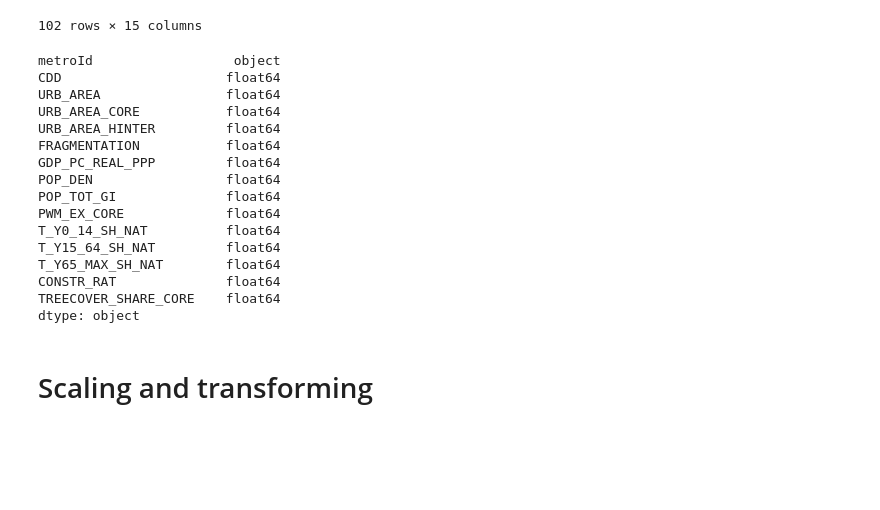
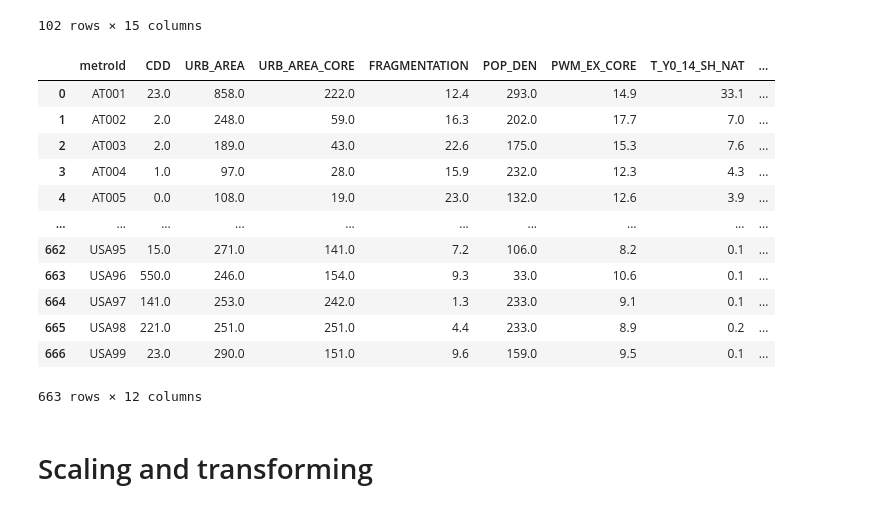
Before and after one commit to TbrBrbs97/mda_heatwaves-cameroon, a Jupyter notebook: DataPrep/DataPrep_MainScript.ipynb, the cells around one changed output. Cells and saved outputs as stored; diff of their text form; code cells hidden in the pictures; blank space fills up the shorter version.

```diff
--- a/DataPrep/DataPrep_MainScript.ipynb
+++ b/DataPrep/DataPrep_MainScript.ipynb
@@ -519,22 +515,19 @@ df_extended_14[df_extended_14['CDD'] >366 ]
 | 657 | USA90 | 806.0 | 465.0 | 465.0 | NaN | 4.7 | 30173.0 | 154.0 | ... |
 | 663 | USA96 | 550.0 | 246.0 | 154.0 | 92.0 | 9.3 | 41655.0 | 33.0 | ... |
 102 rows × 15 columns
-# %%
-df_extended_14.dtypes
-# %% [output]
-metroId                  object
-CDD                     float64
-URB_AREA                float64
-URB_AREA_CORE           float64
-URB_AREA_HINTER         float64
-FRAGMENTATION           float64
-GDP_PC_REAL_PPP         float64
-POP_DEN                 float64
-POP_TOT_GI              float64
-PWM_EX_CORE             float64
-T_Y0_14_SH_NAT          float64
-T_Y15_64_SH_NAT         float64
-T_Y65_MAX_SH_NAT        float64
-CONSTR_RAT              float64
-TREECOVER_SHARE_CORE    float64
-dtype: object
+# %%
+df_extended_14.dropna(thresh=0.8*len(df_extended_14),axis=1)
+# %% [output]
+|  | metroId | CDD | URB_AREA | URB_AREA_CORE | FRAGMENTATION | POP_DEN | PWM_EX_CORE | T_Y0_14_SH_NAT | ... |
+| 0 | AT001 | 23.0 | 858.0 | 222.0 | 12.4 | 293.0 | 14.9 | 33.1 | ... |
+| 1 | AT002 | 2.0 | 248.0 | 59.0 | 16.3 | 202.0 | 17.7 | 7.0 | ... |
+| 2 | AT003 | 2.0 | 189.0 | 43.0 | 22.6 | 175.0 | 15.3 | 7.6 | ... |
+| 3 | AT004 | 1.0 | 97.0 | 28.0 | 15.9 | 232.0 | 12.3 | 4.3 | ... |
+| 4 | AT005 | 0.0 | 108.0 | 19.0 | 23.0 | 132.0 | 12.6 | 3.9 | ... |
+| ... | ... | ... | ... | ... | ... | ... | ... | ... | ... |
+| 662 | USA95 | 15.0 | 271.0 | 141.0 | 7.2 | 106.0 | 8.2 | 0.1 | ... |
+| 663 | USA96 | 550.0 | 246.0 | 154.0 | 9.3 | 33.0 | 10.6 | 0.1 | ... |
+| 664 | USA97 | 141.0 | 253.0 | 242.0 | 1.3 | 233.0 | 9.1 | 0.1 | ... |
+| 665 | USA98 | 221.0 | 251.0 | 251.0 | 4.4 | 233.0 | 8.9 | 0.2 | ... |
+| 666 | USA99 | 23.0 | 290.0 | 151.0 | 9.6 | 159.0 | 9.5 | 0.1 | ... |
+663 rows × 12 columns
```
Also changed, not shown: parts of 7 cells of this notebook, 2 other files.
